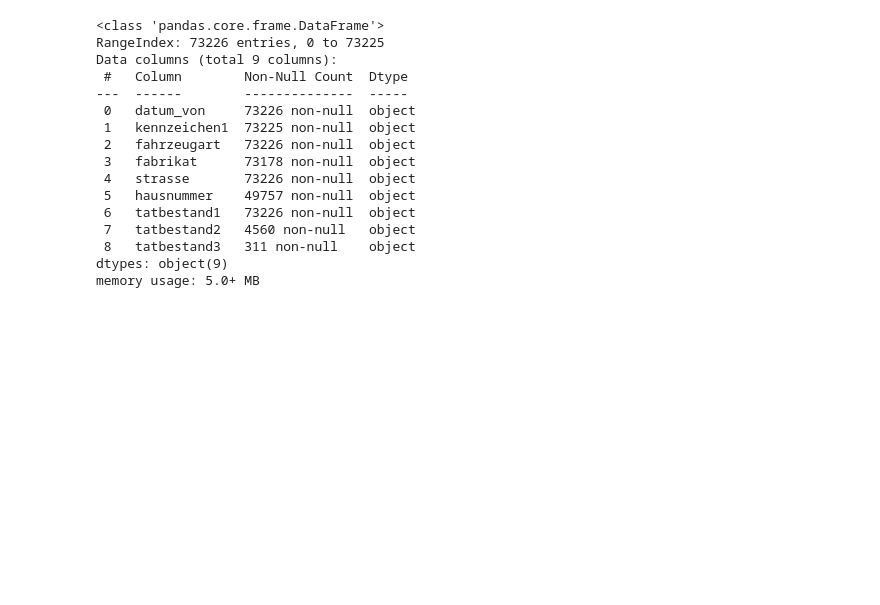
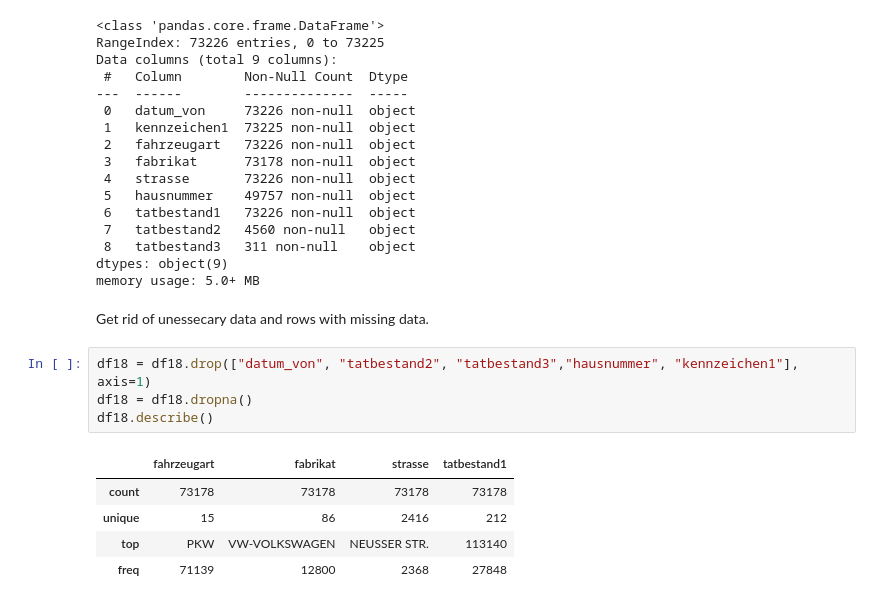
Before and after one commit to JobstHanna/2023-amse-template, a Jupyter notebook: exploration.ipynb, the cells around one changed output. Cells and saved outputs as stored; diff of their text form; blank space fills up the shorter version.

```diff
--- a/exploration.ipynb
+++ b/exploration.ipynb
@@ -114,3 +143,15 @@ Data columns (total 9 columns):
  8   tatbestand3   311 non-null    object
 dtypes: object(9)
 memory usage: 5.0+ MB
+# %% [markdown]
+Get rid of unessecary data and rows with missing data.
+# %%
+df18 = df18.drop(["datum_von", "tatbestand2", "tatbestand3","hausnummer", "kennzeichen1"], axis=1)
+df18 = df18.dropna()
+df18.describe()
+# %% [output]
+|  | fahrzeugart | fabrikat | strasse | tatbestand1 |
+| count | 73178 | 73178 | 73178 | 73178 |
+| unique | 15 | 86 | 2416 | 212 |
+| top | PKW | VW-VOLKSWAGEN | NEUSSER STR. | 113140 |
+| freq | 71139 | 12800 | 2368 | 27848 |
```
Also changed, not shown: parts of 12 cells of this notebook.
